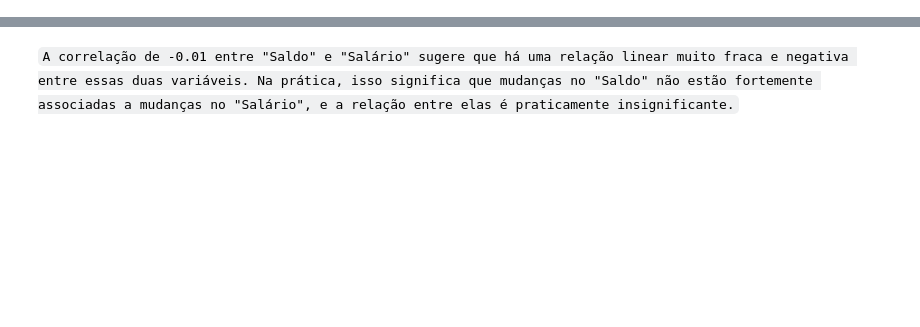
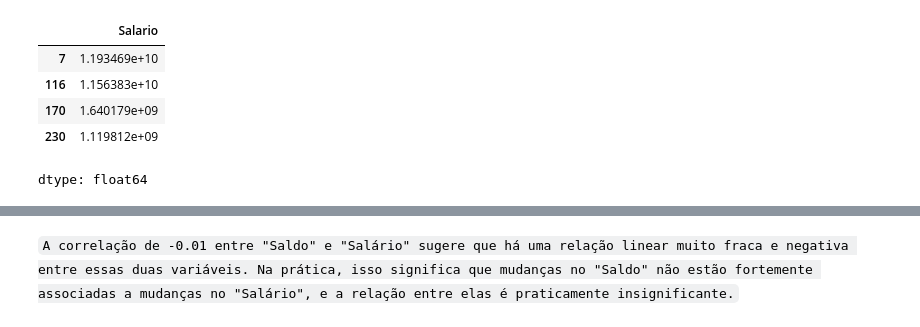
Before and after one commit to IvanAjala/data-science-portfolio, a Jupyter notebook: Análise Exploratória de Dados (EDA)/churn_analysis/notebooks/churn_analysis.ipynb, the cells around one changed output, grey strips where cells are left out. Cells and saved outputs as stored; diff of their text form; code cells hidden in the pictures; blank space fills up the shorter version.

```diff
--- a/Análise Exploratória de Dados (EDA)/churn_analysis/notebooks/churn_analysis.ipynb
+++ b/Análise Exploratória de Dados (EDA)/churn_analysis/notebooks/churn_analysis.ipynb
@@ -135,3 +331,13 @@ desv
+# %%
+# Define a faixa aceitável - visualizando a quantidade de salarios maiores que 2 desvios padroes
+dataset.loc[dataset['Salario'] >= 2 * desv, 'Salario']
+# %% [output]
+|  | Salario |
+| 7 | 1.193469e+10 |
+| 116 | 1.156383e+10 |
+| 170 | 1.640179e+09 |
+| 230 | 1.119812e+09 |
+dtype: float64
 # %%
 # Define a faixa aceitável
 dataset.loc[dataset['Salario'] >= 2 * desv, 'Salario'] = 2 * desv
```
Also changed, not shown: parts of 44 cells of this notebook.
